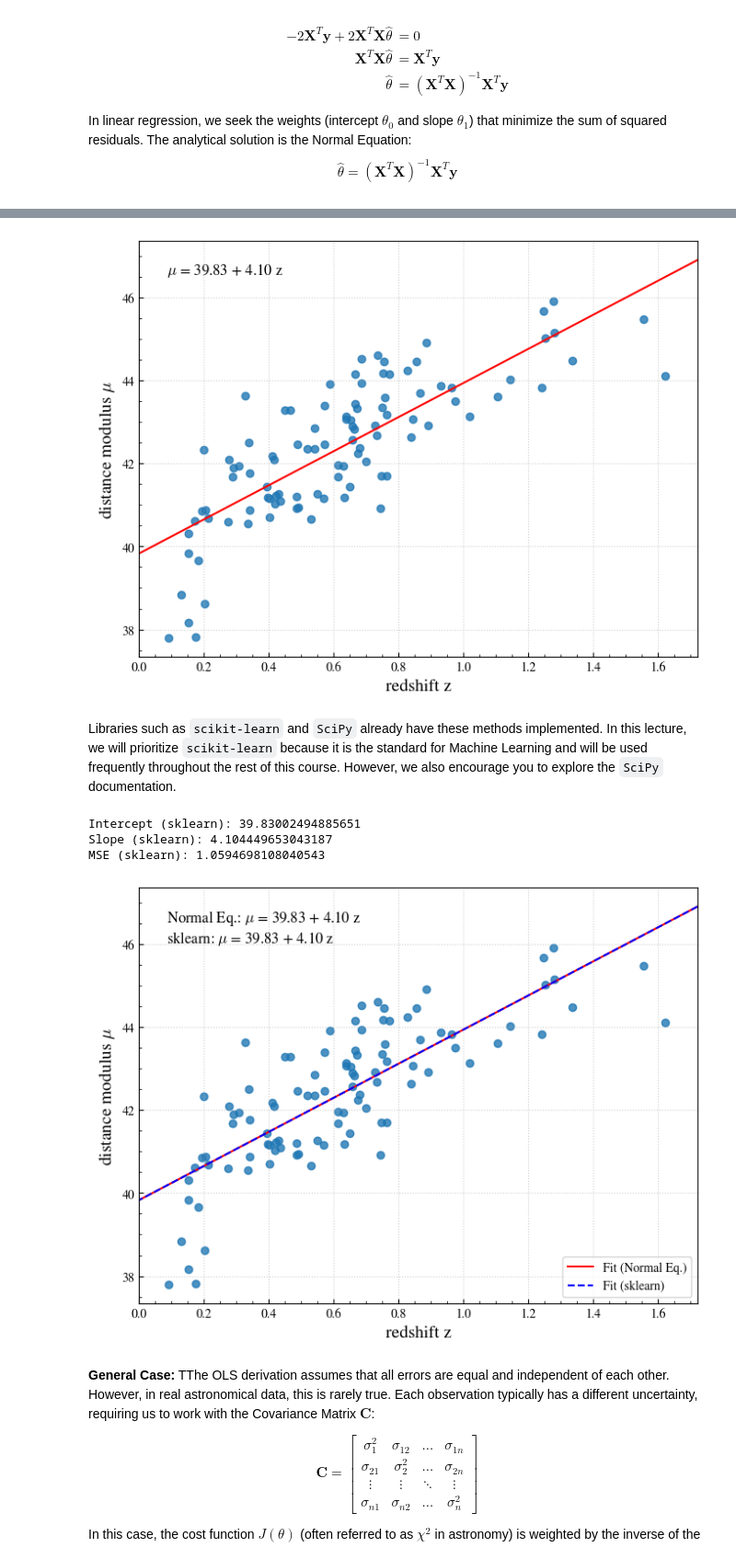
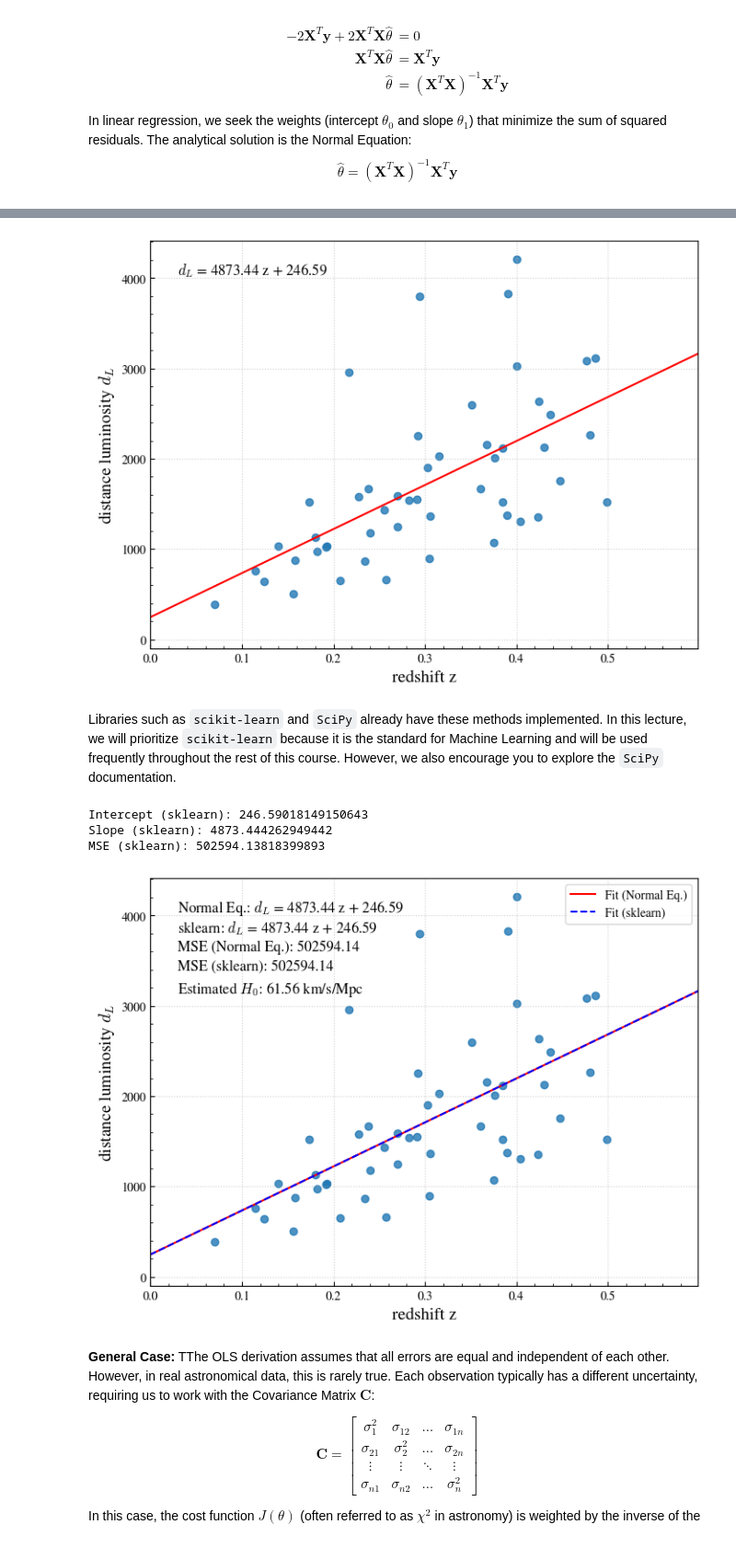
Before and after one commit to jurados/AS4501_Astroinformatic, a Jupyter notebook: Auxiliar/AUX1_LinearRegression.ipynb, the cells around one changed output, grey strips where cells are left out. Shown at 92% size. Saved outputs shown, nothing was run; the diff lists cells and outputs as text; code cells hidden in the pictures.

Commit message:
improving linear regression class

```diff
--- a/Auxiliar/AUX1_LinearRegression.ipynb
+++ b/Auxiliar/AUX1_LinearRegression.ipynb
@@ -59,8 +61,10 @@ The expected value in this notebook is $H0 = 71$
 # %%
 # Genererating data
-z_sample, mu_sample, _  = astroML.datasets.generate_mu_z(100)
+z_sample, mu_sample, _  = astroML.datasets.generate_mu_z(100, random_state=42)
+mask = z_sample < 0.5
+z_sample, mu_sample  = z_sample[mask], mu_sample[mask]
 mu2dl     = lambda mu: 10**((mu - 25) / 5)
-dL_sample = mu2dl(mu_sample)
+dL_sample = mu2dl(mu_sample) #/ 1000 # Convert to Gpc
 
 
 fig, ax = plt.subplots(figsize=(8, 6))
@@ -74,6 +78,6 @@ plt.show()
 # %%
 X = z_sample.reshape(-1, 1)
-y = mu_sample
+y = dL_sample
 
 print('Redshift z:', z_sample,'\n', 'Shape:', z_sample.shape)
 print('Matrix X:', X,'\n', 'Shape:', X.shape)
@@ -176,4 +193,4 @@ Slope (theta[1]): 4.104449653043188
 # %%
 z_fit  = np.linspace(z_sample.min()-0.1, z_sample.max()+0.1, 100)
 X_fit  = np.column_stack((np.ones(z_fit.shape[0]), z_fit.reshape(-1, 1)))
-mu_fit = X_fit @ theta
+dL_fit = X_fit @ theta
@@ -190,16 +197,17 @@ Mean Squared Error: 1.0594698108040541
 # %%
+sign = '+' if theta[1] >= 0 else '-'
 fig, ax = plt.subplots(figsize=(8, 6))
-ax.scatter(z_sample, mu_sample, alpha=0.8)
-ax.plot(z_fit, mu_fit, color='red', label='Linear Fit')
+ax.scatter(z_sample, dL_sample, alpha=0.8)
+ax.plot(z_fit, dL_fit, color='red', label='Linear Fit')
 ax.set_xlabel('redshift z', fontsize=14)
-ax.set_ylabel(r'distance modulus $\mu$', fontsize=14)
-ax.text(0.05, 0.95, fr'$\mu$ = {theta[0]:.2f} + {theta[1]:.2f} z', transform=ax.transAxes, fontsize=12, verticalalignment='top')
+ax.set_ylabel(r'distance luminosity $d_L$', fontsize=14)
+ax.text(0.05, 0.95, fr'$d_L$ = {theta[1]:.2f} z {sign} {np.abs(theta[0]):.2f}', transform=ax.transAxes, fontsize=12, verticalalignment='top')
 ax.set_xlim(0.0, z_sample.max()+0.1)
 #ax.legend()
 plt.grid()
 plt.show()
 # %% [output]
-[figure, old version]
+[figure, new version]
 # %% [markdown]
 Libraries such as `scikit-learn` and `SciPy` already have these methods implemented. In this lecture, we will prioritize `scikit-learn` because it is the standard for Machine Learning and will be used frequently throughout the rest of this course. However, we also encourage you to explore the `SciPy` documentation.
 # %%
@@ -215,32 +223,35 @@ slope_sklearn     = model.coef_[0]
 print('Intercept (sklearn):', intercept_sklearn)
 print('Slope (sklearn):', slope_sklearn)
 
-y_fit_sklearn = model.predict(X)
-mse_sklearn = mean_squared_error(y, y_fit_sklearn)
+dL_pred_sklearn = model.predict(X)
+mse_sklearn     = mean_squared_error(y, dL_pred_sklearn)
 print('MSE (sklearn):', mse_sklearn)
 # %% [output]
-Intercept (sklearn): 39.83002494885651
-Slope (sklearn): 4.104449653043187
-MSE (sklearn): 1.0594698108040543
+Intercept (sklearn): 246.59018149150643
+Slope (sklearn): 4873.444262949442
+MSE (sklearn): 502594.13818399893
 # %%
 theta_sklearn  = np.array([intercept_sklearn, slope_sklearn])
-mu_fit_sklearn = X_fit @ theta
+dL_fit_sklearn = X_fit @ theta_sklearn
 
-
+sign = '+' if intercept_sklearn >= 0 else '-'
 fig, ax = plt.subplots(figsize=(8, 6))
-ax.scatter(z_sample, mu_sample, alpha=0.8)
-ax.plot(z_fit, mu_fit, color='red', label='Fit (Normal Eq.)')
-ax.plot(z_fit, mu_fit_sklearn, color='blue', linestyle='--', label='Fit (sklearn)')
+ax.scatter(z_sample, dL_sample, alpha=0.8)
+ax.plot(z_fit, dL_fit, color='red', label='Fit (Normal Eq.)')
+ax.plot(z_fit, dL_fit_sklearn, color='blue', linestyle='--', label='Fit (sklearn)')
 ax.set_xlabel('redshift z', fontsize=14)
-ax.set_ylabel(r'distance modulus $\mu$', fontsize=14)
-ax.text(0.05, 0.95, fr'Normal Eq.: $\mu$ = {theta[0]:.2f} + {theta[1]:.2f} z', transform=ax.transAxes, fontsize=12, verticalalignment='top')
-ax.text(0.05, 0.90, fr'sklearn: $\mu$ = {intercept_sklearn:.2f} + {slope_sklearn:.2f} z', transform=ax.transAxes, fontsize=12, verticalalignment='top')
+ax.set_ylabel(r'distance luminosity $d_L$', fontsize=14)
+ax.text(0.05, 0.95, fr'Normal Eq.: $d_L$ = {theta[1]:.2f} z {sign} {np.abs(theta[0]):.2f}', transform=ax.transAxes, fontsize=12, verticalalignment='top')
+ax.text(0.05, 0.90, fr'sklearn: $d_L$ = {slope_sklearn:.2f} z {sign} {np.abs(intercept_sklearn):.2f}', transform=ax.transAxes, fontsize=12, verticalalignment='top')
+ax.text(0.05, 0.85, f'MSE (Normal Eq.): {mse:.2f}', transform=ax.transAxes, fontsize=12, verticalalignment='top')
+ax.text(0.05, 0.80, f'MSE (sklearn): {mse_sklearn:.2f}', transform=ax.transAxes, fontsize=12, verticalalignment='top')
+ax.text(0.05, 0.75, fr'Estimated $H_0$: {CSPEED/slope_sklearn:.2f} km/s/Mpc', transform=ax.transAxes, fontsize=12, verticalalignment='top')
 ax.set_xlim(0.0, z_sample.max()+0.1)
 ax.legend()
 plt.grid()
 plt.show()
 # %% [output]
-[figure, old version]
+[figure, new version]
 # %% [markdown]
 **General Case:** TThe OLS derivation assumes that all errors are equal and independent of each other. However, in real astronomical data, this is rarely true. Each observation typically has a different uncertainty, requiring us to work with the Covariance Matrix $\mathbf{C}$:
 
```
Also changed, not shown: parts of 15 cells of this notebook.
